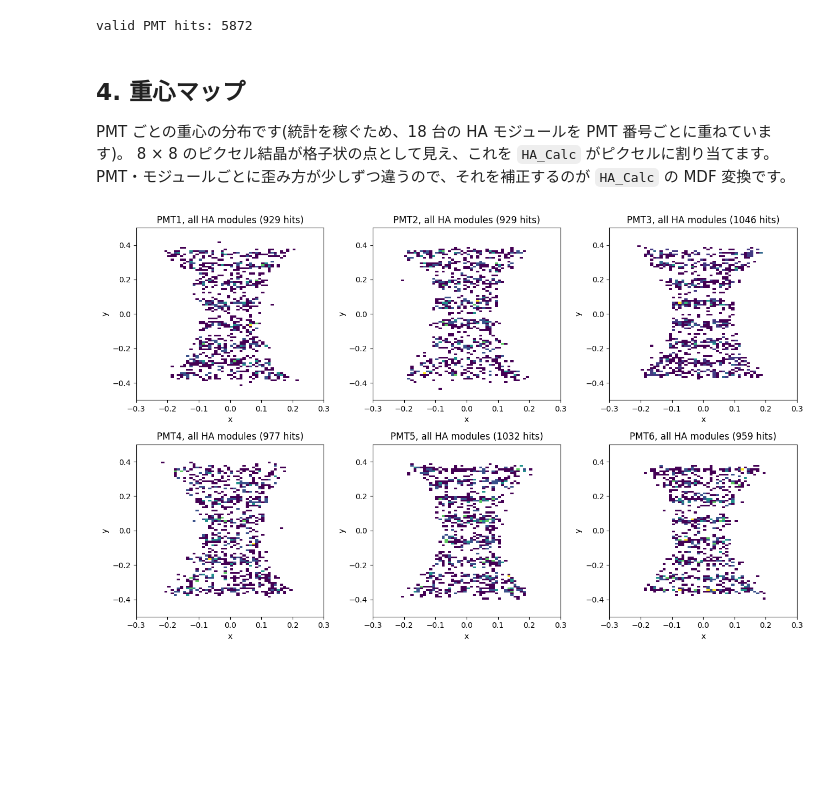
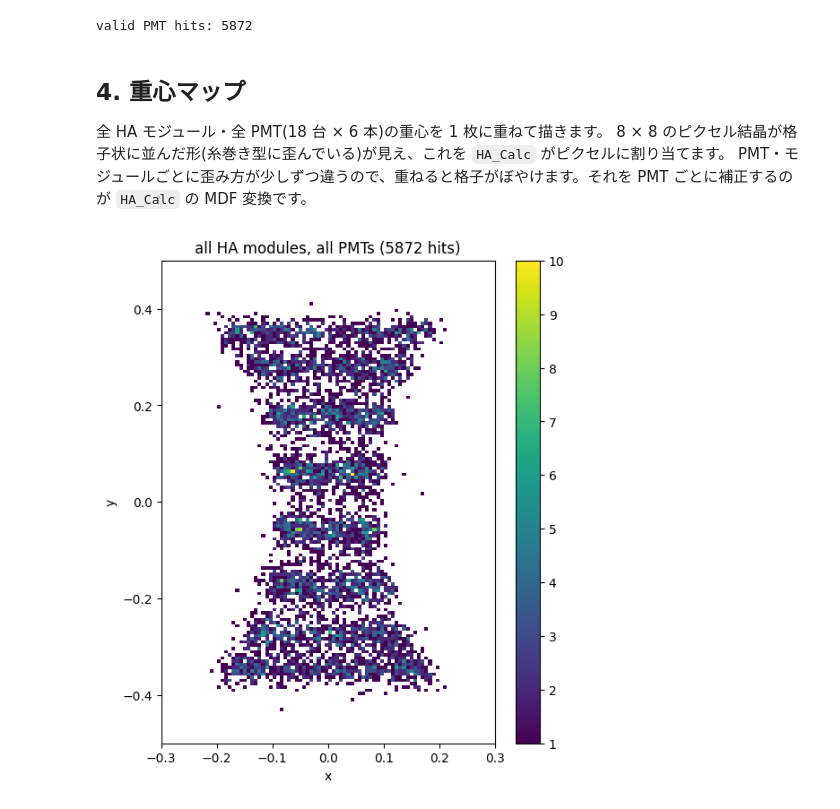
Before and after one commit to SMILE-tool-box/EricaNext_try, a Jupyter notebook: tutorials/DataIO/modules/HA_CenterGravity/HA_CenterGravity.ipynb, the cells around one changed output. Saved outputs shown, nothing was run; the diff lists cells and outputs as text; code cells hidden in the pictures; blank space fills up the shorter version.

```diff
--- a/tutorials/DataIO/modules/HA_CenterGravity/HA_CenterGravity.ipynb
+++ b/tutorials/DataIO/modules/HA_CenterGravity/HA_CenterGravity.ipynb
@@ -118,15 +124,13 @@ valid PMT hits: 5872
 # %% [markdown]
 ## 4. 重心マップ
 
-PMT ごとの重心の分布です(統計を稼ぐため、18 台の HA モジュールを PMT 番号ごとに重ねています)。
-8 × 8 のピクセル結晶が格子状の点として見え、これを `HA_Calc` がピクセルに割り当てます。
-PMT・モジュールごとに歪み方が少しずつ違うので、それを補正するのが `HA_Calc` の MDF 変換です。
+全 HA モジュール・全 PMT(18 台 × 6 本)の重心を 1 枚に重ねて描きます。
+8 × 8 のピクセル結晶が格子状に並んだ形(糸巻き型に歪んでいる)が見え、これを `HA_Calc` がピクセルに割り当てます。
+PMT・モジュールごとに歪み方が少しずつ違うので、重ねると格子がぼやけます。それを PMT ごとに補正するのが `HA_Calc` の MDF 変換です。
 # %%
-fig, ax = plt.subplots(2, 3, figsize=(13, 8))
-for pmt, a in enumerate(ax.flat):
-    s = valid[:, :, pmt]
-    a.hist2d(gx[:, :, pmt][s], gy[:, :, pmt][s], bins=[60, 100], range=[[-0.3, 0.3], [-0.5, 0.5]], cmin=1)
-    a.set_title(f"PMT{pmt + 1}, all HA modules ({s.sum()} hits)"); a.set_xlabel("x"); a.set_ylabel("y")
-fig.tight_layout(); plt.show()
+fig, ax = plt.subplots(figsize=(6, 7))
+h = ax.hist2d(gx[valid], gy[valid], bins=[90, 150], range=[[-0.3, 0.3], [-0.5, 0.5]], cmin=1)
+ax.set_title(f"all HA modules, all PMTs ({valid.sum()} hits)"); ax.set_xlabel("x"); ax.set_ylabel("y")
+fig.colorbar(h[3], ax=ax); plt.show()
 # %% [output]
-[figure, old version]
+[figure, new version]
```
Also changed, not shown: parts of 1 cell of this notebook, 13 other files.
